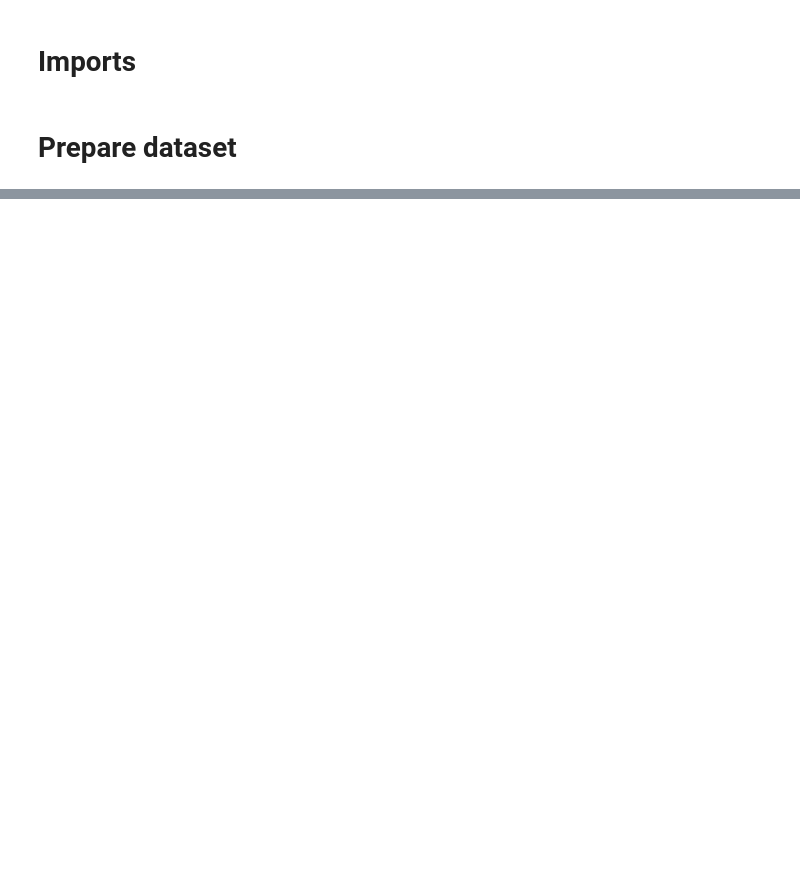
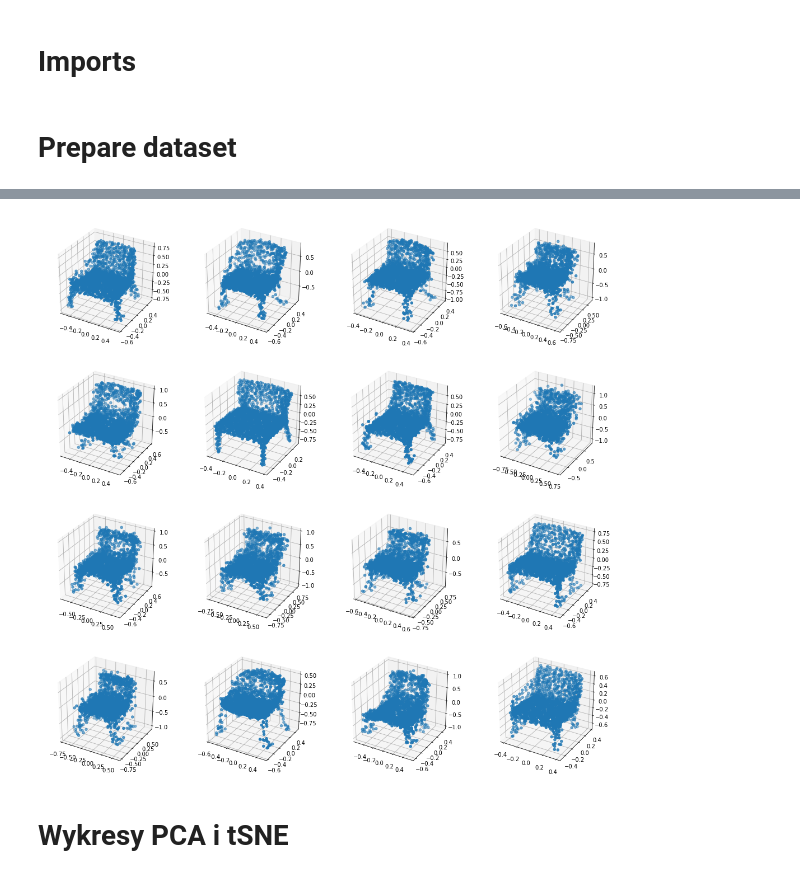
Before and after one commit to jakubzadrozny/thesis, a Jupyter notebook: experiments.ipynb, the cells around one changed output, grey strips where cells are left out. Cells and saved outputs as stored; diff of their text form; code cells hidden in the pictures; blank space fills up the shorter version.

```diff
--- a/experiments.ipynb
+++ b/experiments.ipynb
@@ -138,0 +85,15 @@ AssertionError: Torch not compiled with CUDA enabled
+# %%
+num_samples = 16
+
+sample_shape = batch[0].shape
+means, _ = model.encode(batch)
+latent = means.shape[1]
+z = 0.7*torch.randn(num_samples, latent)
+
+rec = model.decode_at_mean(z).reshape((num_samples,)+sample_shape).detach()
+# %%
+plot_samples(rec, 4, 4)
+# %% [output]
+[figure, added]
+# %% [markdown]
+# Wykresy PCA i tSNE
```
Also changed, not shown: parts of 35 cells of this notebook, 7 other files.
